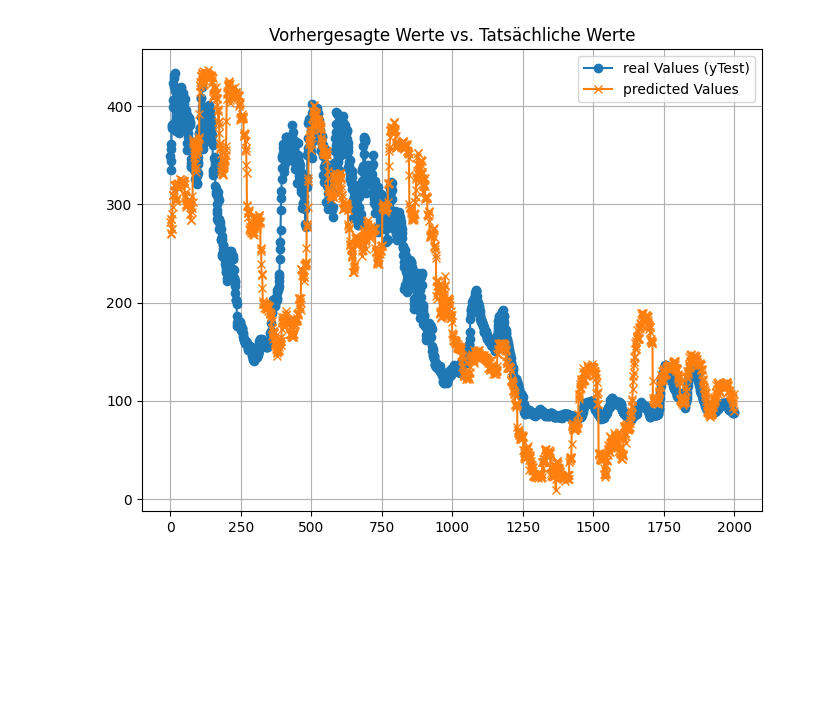
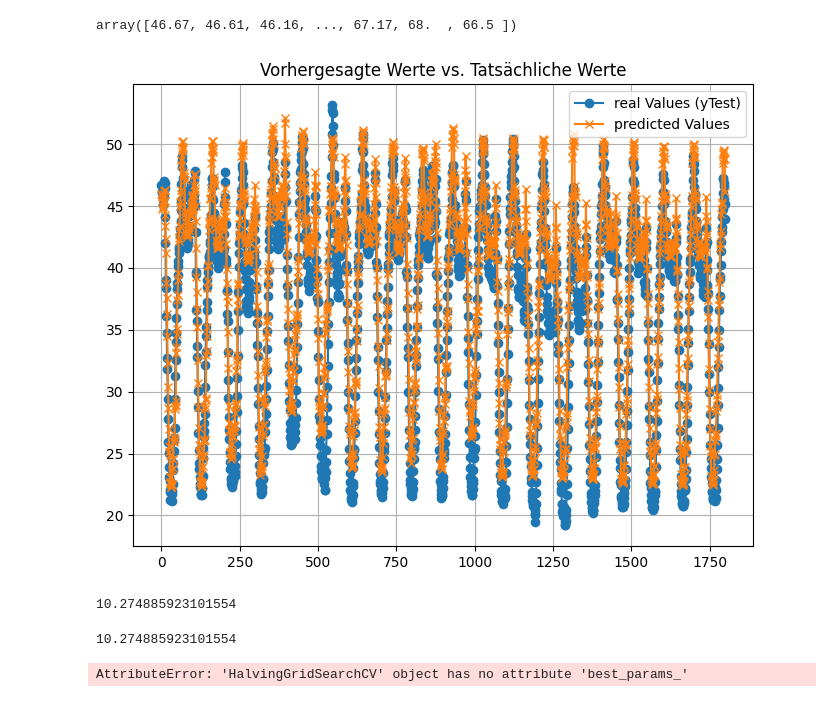
Before and after one commit to philippgri11/CaseStudiesOfAIImplementation, a Jupyter notebook: notebook/demo.ipynb, the cells around one changed output. Saved outputs shown, nothing was run; the diff lists cells and outputs as text; code cells hidden in the pictures; blank space fills up the shorter version.

Commit message:
add tf model & hyperparameter tuning for Tree & cleanUp

```diff
--- a/notebook/demo.ipynb
+++ b/notebook/demo.ipynb
@@ -22,2 +40,10 @@ dateToFloat(data)
+# %%
+# loadCurveOne = readLoadCurveOnetToDataframe("../data/training_data_period_1.csv")
+loadCurveTwo = readLoadCurveTwoToDataframe("../data/training_data_period_2.csv")
+loadCurveThree = readLoadCurveThreeToDataframe("../data/training_data_period_3.csv")
+
+holiday = readHolidayToDataframe("../data/holiday.csv")
+data = mergeHolidayAndLoadCurve(holiday, loadCurveTwo)
+data['electricLoad'] = data['electricLoad'].astype(float)
 # %%
 xTest, yTest , xTrain , yTrain = splitData(data,'electricLoad', 0.2 )
@@ -37,12 +50,17 @@ Name: electricLoad, Length: 21043, dtype: float64
 # %%
 # define model
 model = xgb.XGBRegressor(
-    n_estimators=1000,
-    max_depth=10,
-    learning_rate=0.01,
-    colsample_bytree=1.0,
-    min_child_weight=1
+    n_estimators=1500,
+    max_depth=6,
+    learning_rate=0.005,
+    colsample_bytree=0.9,
+    min_child_weight=4,
+    tree_method='exact',
+    eval_metric='mphe',
+    subsample = 0.9 ,
+    reg_alpha =0.5,
+    reg_lambda =1.5
 )
 
-model.fit(xTrain, yTrain, verbose=False, eval_set= [(xTest, yTest)])
+model.fit(xTrain, yTrain, verbose=True, eval_set= [(xTest, yTest)])
 # %% [output]
@@ -60,19 +96,58 @@ XGBRegressor(base_score=None, booster=None, callbacks=None,
 # %%
 predictedLabels = model.predict(xTest)
+# %%
+yTest.to_numpy()
+# %% [output]
+array([46.67, 46.61, 46.16, ..., 67.17, 68.  , 66.5 ])
 # %%
 import matplotlib.pyplot as plt
 import numpy as np
 
-
-
-
 # Alternativ: Erstellen eines Liniendiagramms
 plt.figure(figsize=(8, 6))
-plt.plot(yTest.to_numpy()[-2000:], label='real Values (yTest)', marker='o')
-plt.plot(predictedLabels[-2000:], label='predicted Values', marker='x')
+plt.plot(yTest.to_numpy()[0:1800], label='real Values (yTest)', marker='o')
+plt.plot(predictedLabels[0:1800], label='predicted Values', marker='x')
 plt.legend()
 plt.title('Vorhergesagte Werte vs. Tatsächliche Werte')
 plt.grid(True)
 plt.show()
+calculate_mse(yTest.to_numpy(),predictedLabels)
 # %% [output]
-[figure, old version]
+[figure, new version]
+10.274885923101554
+# %%
+mse = mean_squared_error(predictedLabels, yTest.to_numpy())
+print(mse)
+# %% [output]
+10.274885923101554
+# %%
+# explicitly require this experimental feature
+from sklearn.experimental import enable_halving_search_cv # noqa
+# now you can import normally from model_selection
+from sklearn.model_selection import HalvingGridSearchCV
+from sklearn.metrics import make_scorer
+param_grid = {
+    'n_estimators': [500],
+    'max_depth': [5, 7, 10],
+    'learning_rate': [ 0.01],
+    'colsample_bytree': [0.3,  0.9],
+    'min_child_weight': [1, 4],
+    'subsample': [0.6, 0.9],
+    'reg_alpha': [0.1, 0.5],
+    'reg_lambda': [ 1.0, 1.5],
+    'eval_metric':['rmse', 'mphe']
+}
+grid_search = HalvingGridSearchCV(
+    model,
+    param_grid,
+    cv=2,
+    scoring=make_scorer(calculate_mse, greater_is_better=False),  # Benutzerdefinierter Scorer
+    verbose=1
+)
+# Führen Sie die Gittersuche durch
+# grid_search.fit(xTrain, yTrain)
+
+# Ausgabe der besten Parameter
+print('Best parameters found: ', grid_search.best_params_)
+# %% [output]
+AttributeError: 'HalvingGridSearchCV' object has no attribute 'best_params_'
```
Also changed, not shown: parts of 13 cells of this notebook, 8 other files.
